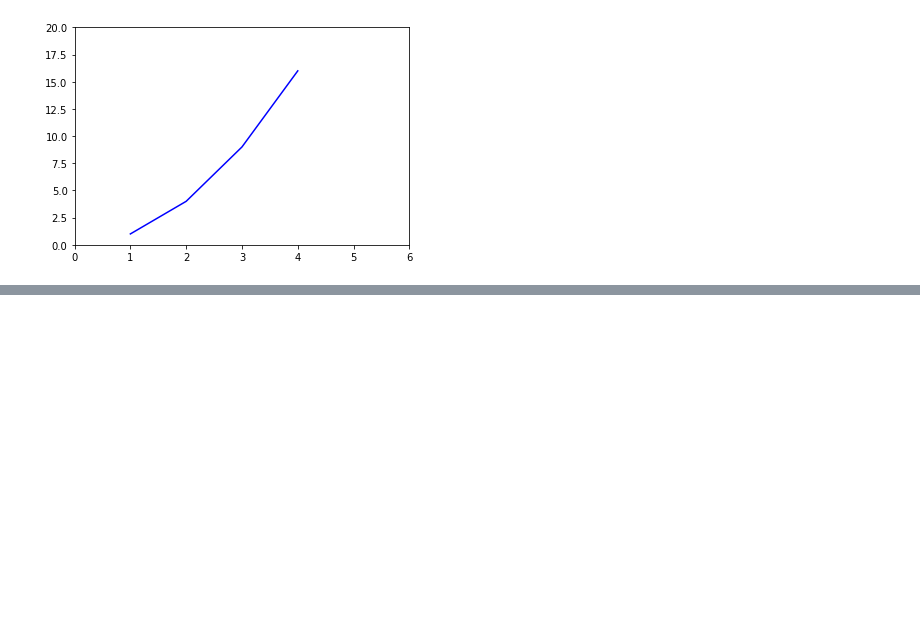
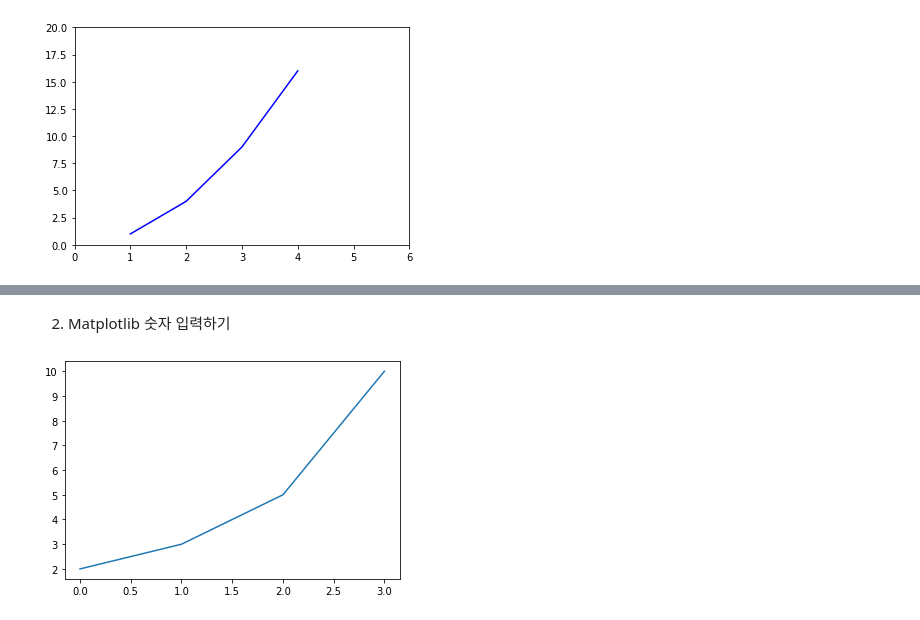
Before and after one commit to okmunkiok/Matplotlib_Tutorial__Dardao, a Jupyter notebook: Matplotlib_Tutorial.ipynb, the cells around one changed output, grey strips where cells are left out. Drawn from its saved outputs; the diff is of its cells as text; code cells hidden in the pictures; blank space fills up the shorter version.

```diff
--- a/Matplotlib_Tutorial.ipynb
+++ b/Matplotlib_Tutorial.ipynb
@@ -43,0 +60,12 @@ plt.show()
+# %% [markdown]
+02. Matplotlib 숫자 입력하기
+# %%
+# 기본 사용
+# 예제
+
+import matplotlib.pyplot as plt
+
+plt.plot([2, 3, 5, 10])
+plt.show()
+# %% [output]
+[figure, added]
```
Also changed, not shown: parts of 4 cells of this notebook.
